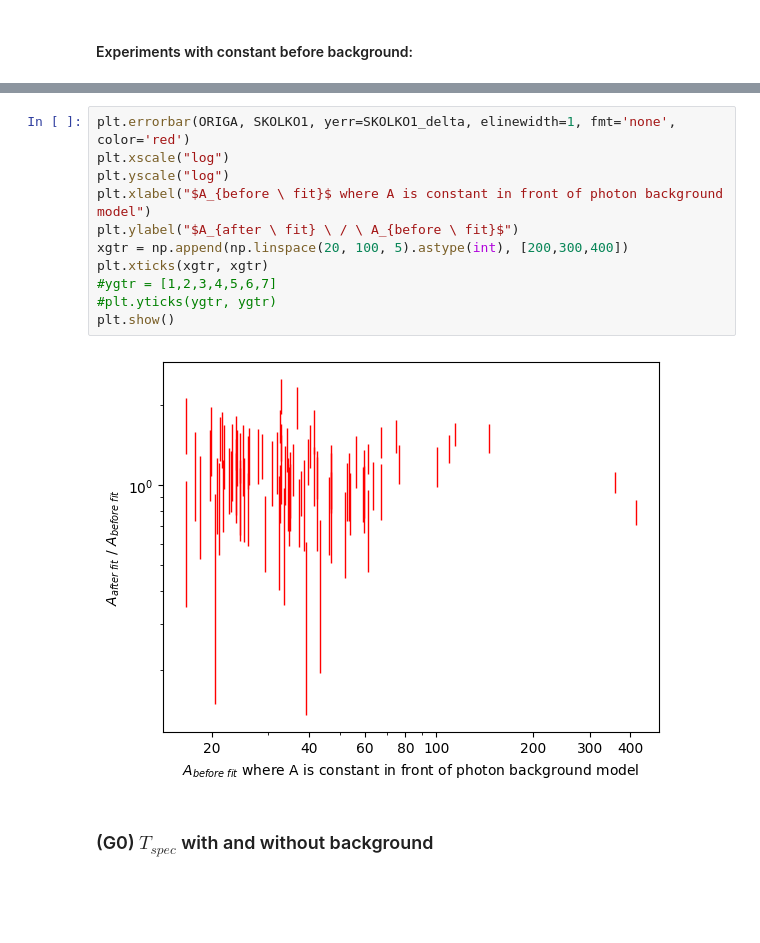
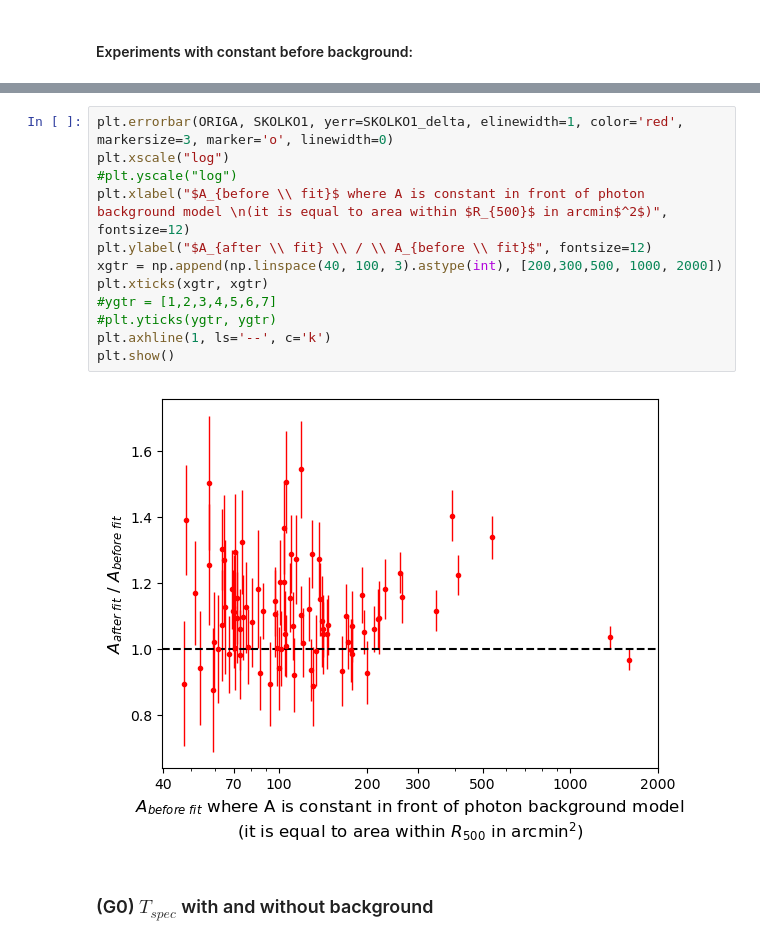
Before and after one commit to pi4imu/magneticum, a Jupyter notebook: spectra_magneticum.ipynb, the cells around one changed output, grey strips where cells are left out. Saved outputs shown, nothing was run; the diff lists cells and outputs as text; blank space fills up the shorter version.

```diff
--- a/spectra_magneticum.ipynb
+++ b/spectra_magneticum.ipynb
@@ -1058,16 +1032,17 @@ print(SKOLKO1)
 # %%
-plt.errorbar(ORIGA, SKOLKO1, yerr=SKOLKO1_delta, elinewidth=1, fmt='none', color='red')
+plt.errorbar(ORIGA, SKOLKO1, yerr=SKOLKO1_delta, elinewidth=1, color='red', markersize=3, marker='o', linewidth=0)
 plt.xscale("log")
-plt.yscale("log")
-plt.xlabel("$A_{before \ fit}$ where A is constant in front of photon background model")
-plt.ylabel("$A_{after \ fit} \ / \ A_{before \ fit}$")
-xgtr = np.append(np.linspace(20, 100, 5).astype(int), [200,300,400])
+#plt.yscale("log")
+plt.xlabel("$A_{before \\ fit}$ where A is constant in front of photon background model \n(it is equal to area within $R_{500}$ in arcmin$^2$)", fontsize=12)
+plt.ylabel("$A_{after \\ fit} \\ / \\ A_{before \\ fit}$", fontsize=12)
+xgtr = np.append(np.linspace(40, 100, 3).astype(int), [200,300,500, 1000, 2000])
 plt.xticks(xgtr, xgtr)
 #ygtr = [1,2,3,4,5,6,7]
 #plt.yticks(ygtr, ygtr)
+plt.axhline(1, ls='--', c='k')
 plt.show()
 # %% [output]
-[figure, old version]
+[figure, new version]
 # %% [markdown]
 ### (G0) $T_{spec}$ with and without background
 # %%
```
Also changed, not shown: parts of 14 cells of this notebook, 15 other files.
